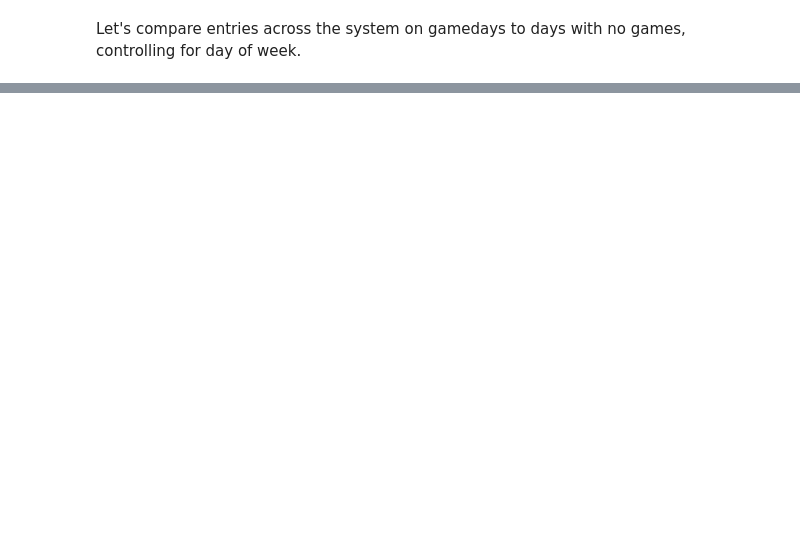
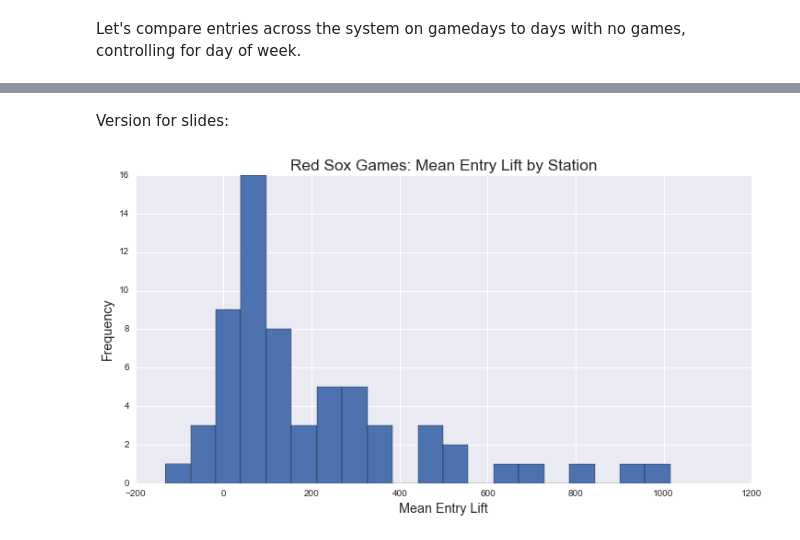
Before and after one commit to azampagl/harvard-capstone, a Jupyter notebook: src/sports/sox_pregame.ipynb, the cells around one changed output, grey strips where cells are left out. Cells and saved outputs as stored; diff of their text form; code cells hidden in the pictures; blank space fills up the shorter version.

```diff
--- a/src/sports/sox_pregame.ipynb
+++ b/src/sports/sox_pregame.ipynb
@@ -28,6 +29,7 @@ sns.set_style('darkgrid')
 
 # Default figure size.
 default_figsize = (12,8)
+default_figsize_slides = (12,6)
 
 # Base units of timedeltas.
 timedelta_base = 3.6e12
@@ -238 +359,16 @@ plt.show()
+# %% [markdown]
+Version for slides:
+# %%
+# Start plotting.
+plt.figure(figsize=default_figsize_slides)
+plt.hist(mean_entry_differences_dow_by_station.entries_vs_mean, bins=20)
+
+# Prettify.
+plt.title('Red Sox Games: Mean Entry Lift by Station', fontsize='xx-large')
+plt.xlabel('Mean Entry Lift', fontsize='x-large'); plt.ylabel('Frequency', fontsize='x-large')
+
+# Show.
+plt.show()
+# %% [output]
+[figure, added]
 # %%
```
Also changed, not shown: parts of 47 cells of this notebook, 3 other files.
